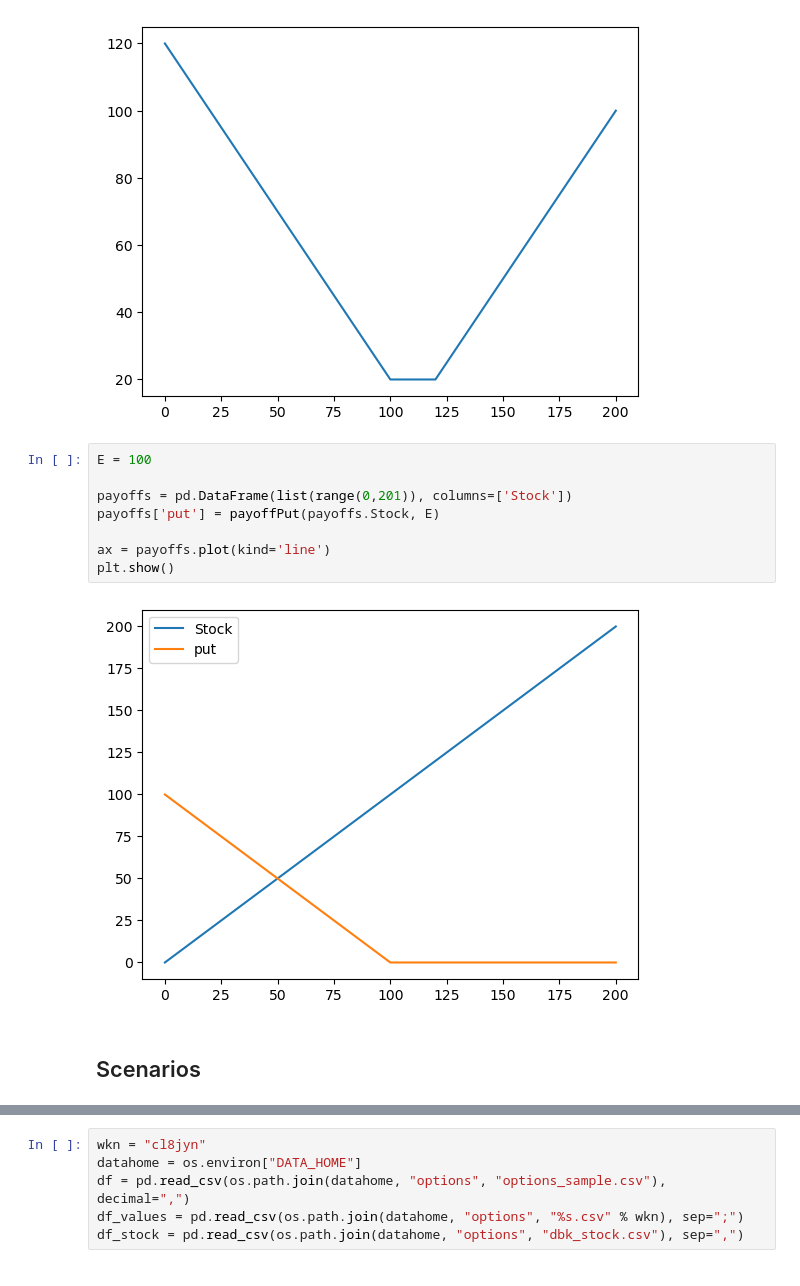
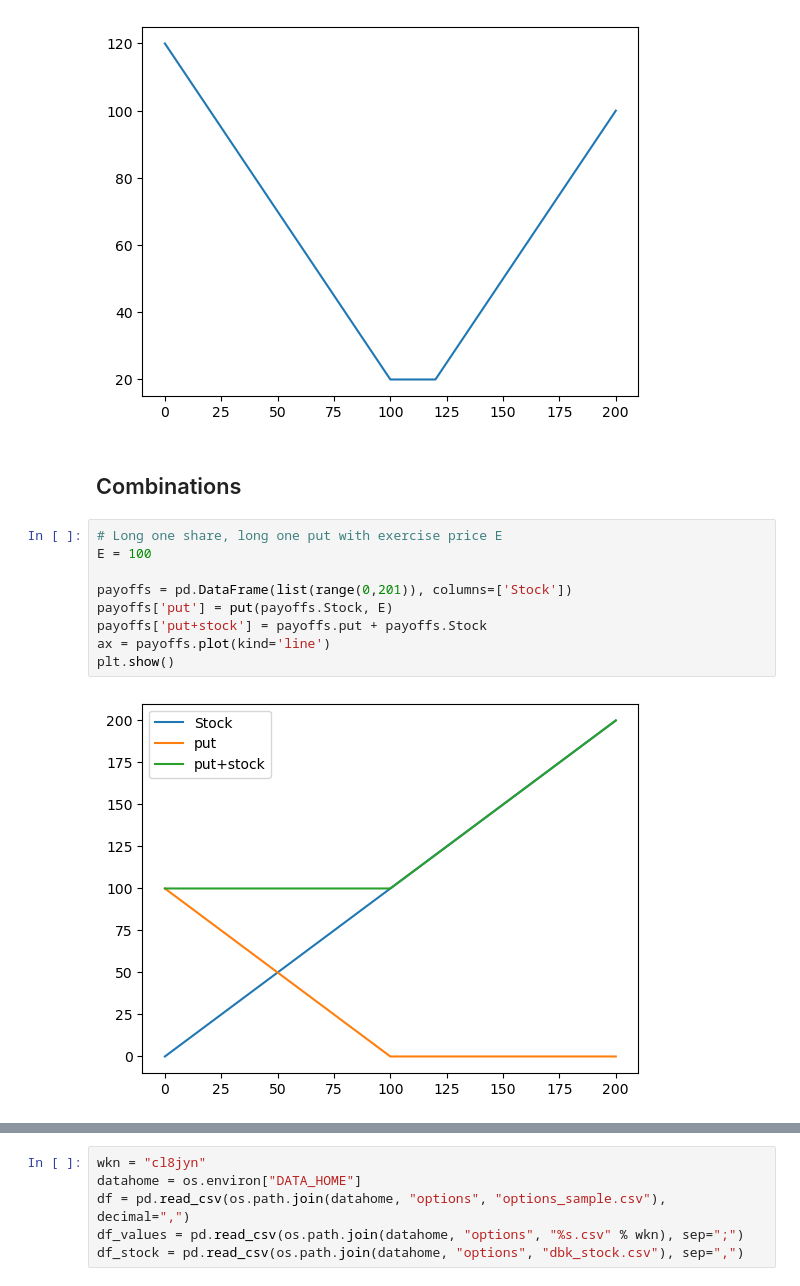
Before and after one commit to itomin/fiancee, a Jupyter notebook: notebooks/options_theory.ipynb, the cells around one changed output, grey strips where cells are left out. Saved outputs shown, nothing was run; the diff lists cells and outputs as text.

```diff
--- a/notebooks/Options Theory.ipynb
+++ b/notebooks/options_theory.ipynb
@@ -106,15 +112,16 @@ ax = payoffs.strangle.plot(kind='line')
 plt.show()
 # %% [output]
 [figure]
+# %% [markdown]
+## Combinations
 # %%
+# Long one share, long one put with exercise price E
 E = 100
 
 payoffs = pd.DataFrame(list(range(0,201)), columns=['Stock'])
-payoffs['put'] = payoffPut(payoffs.Stock, E)
-
+payoffs['put'] = put(payoffs.Stock, E)
+payoffs['put+stock'] = payoffs.put + payoffs.Stock
 ax = payoffs.plot(kind='line')
 plt.show()
 # %% [output]
-[figure, old version]
+[figure, new version]
-# %% [markdown]
-## Scenarios
```
Also changed, not shown: parts of 18 cells of this notebook, 14 other files.
